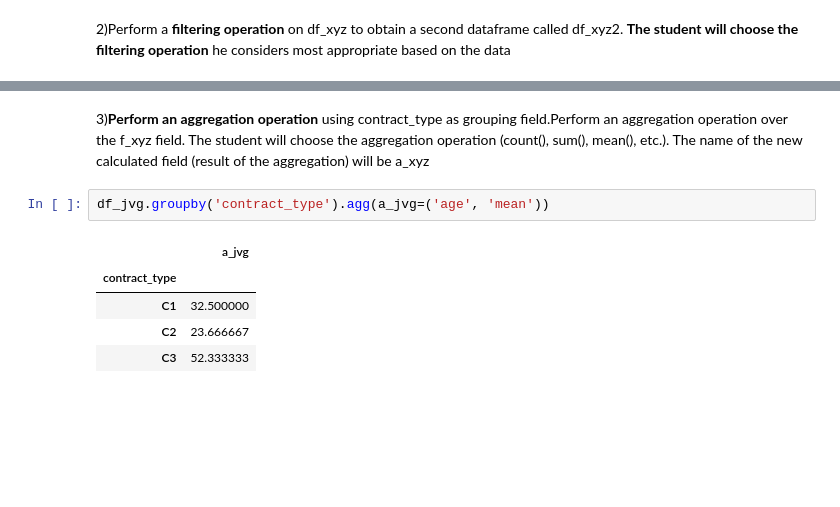
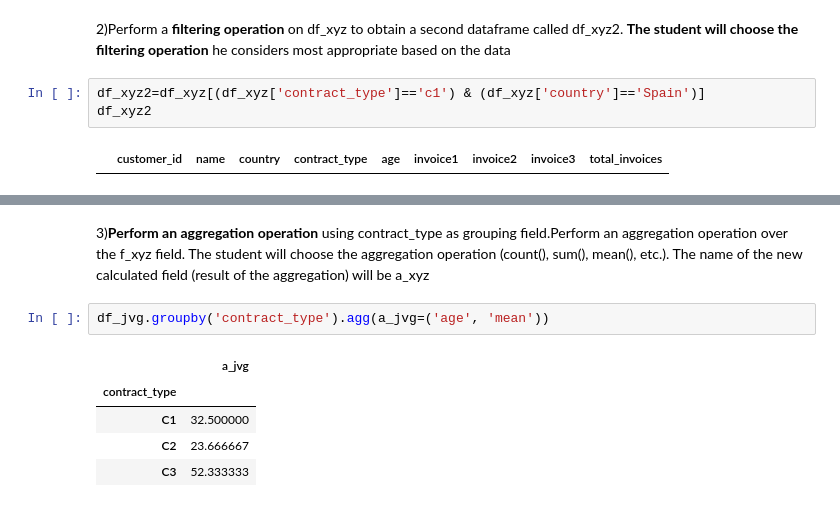
Before and after one commit to intisar2024/master_ITM, a Jupyter notebook: Assesment_M04.ipynb, the cells around one changed output, grey strips where cells are left out. Cells and saved outputs as stored; diff of their text form; blank space fills up the shorter version.

```diff
--- a/Assesment_M04.ipynb
+++ b/Assesment_M04.ipynb
@@ -117,2 +129,7 @@ df_xyz
 # %% [markdown]
 2)Perform a __filtering operation__ on df_xyz to obtain a second dataframe called df_xyz2. __The student will choose the filtering operation__ he considers most appropriate based on the data
+# %%
+df_xyz2=df_xyz[(df_xyz['contract_type']=='c1') & (df_xyz['country']=='Spain')]
+df_xyz2
+# %% [output]
+|  | customer_id | name | country | contract_type | age | invoice1 | invoice2 | invoice3 | total_invoices |
```
Also changed, not shown: parts of 10 cells of this notebook.
